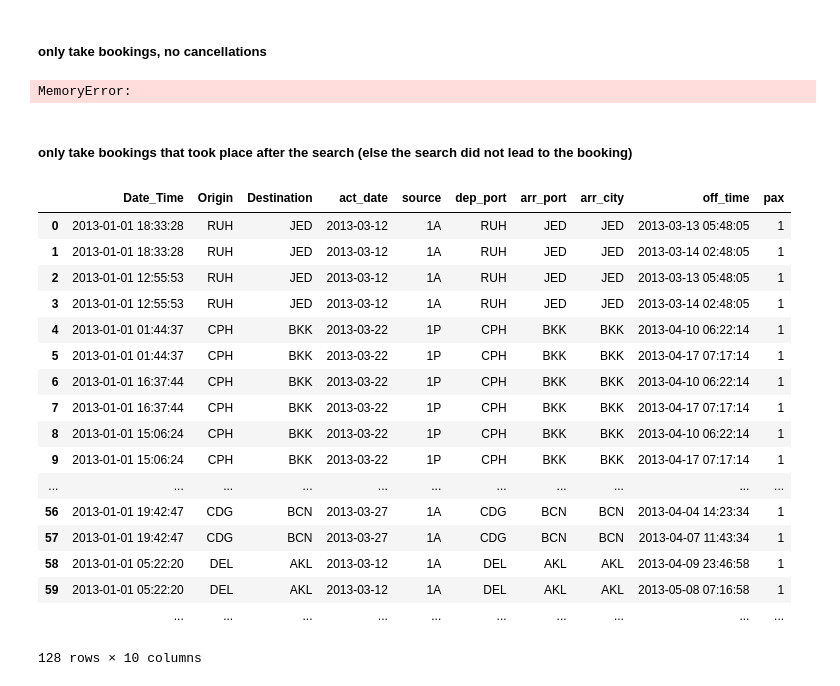
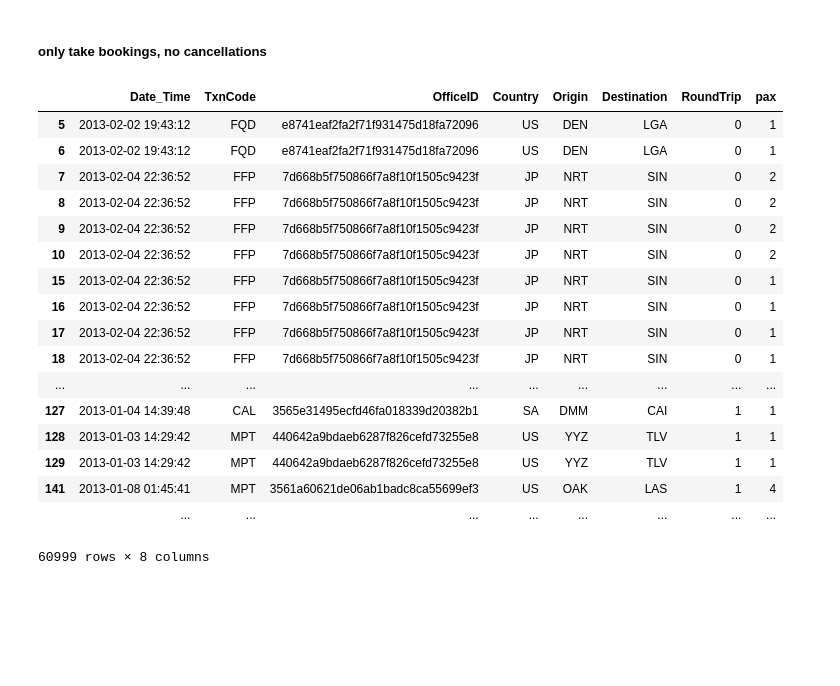
Before and after one commit to lorenzoritter/datachallenge, a Jupyter notebook: Code/AmadeusDataChallenge.ipynb, the cells around one changed output. Saved outputs shown, nothing was run; the diff lists cells and outputs as text; code cells hidden in the pictures; blank space fills up the shorter version.

Commit message:
non-HDFStores version working fine except merge operation (Memory Error)

```diff
--- a/Code/AmadeusDataChallenge.ipynb
+++ b/Code/AmadeusDataChallenge.ipynb
@@ -150,30 +150,28 @@ monthcount.plot()
 # %%
 positiveBookings = bookings[bookings['pax']>0]
 # %%
-bookedSearches = pd.merge(searches, positiveBookings, left_on=['Origin','Destination'], right_on=['dep_port','arr_port'])
+bookedSearches = pd.merge(searches.head(100000), positiveBookings.head(100000), left_on=['Origin','Destination'], right_on=['dep_port','arr_port'], left_index=True)
-# %% [output]
-MemoryError:
-# %% [markdown]
-##### only take bookings that took place after the search (else the search did not lead to the booking)
+# %%
+bookedSearches['index'] = bookedSearches.index
+bookedSearches.drop_duplicates(cols='index',inplace=True)
 # %%
-bookedSearches = bookedSearches[bookedSearches['act_date']>bookedSearches['Date_Time']]
-bookedSearches['Date_Time','TxnCode','OfficeID','Country','Origin','Country','Destination','pax']
+bookedSearches[['Date_Time','TxnCode','OfficeID','Country','Origin','Destination','RoundTrip','pax']].sort()
 # %% [output]
-|  | Date_Time | Origin | Destination | act_date | source | dep_port | arr_port | arr_city | off_time | pax |
-| 0 | 2013-01-01 18:33:28 | RUH | JED | 2013-03-12 | 1A | RUH | JED | JED | 2013-03-13 05:48:05 | 1 |
-| 1 | 2013-01-01 18:33:28 | RUH | JED | 2013-03-12 | 1A | RUH | JED | JED | 2013-03-14 02:48:05 | 1 |
-| 2 | 2013-01-01 12:55:53 | RUH | JED | 2013-03-12 | 1A | RUH | JED | JED | 2013-03-13 05:48:05 | 1 |
-| 3 | 2013-01-01 12:55:53 | RUH | JED | 2013-03-12 | 1A | RUH | JED | JED | 2013-03-14 02:48:05 | 1 |
-| 4 | 2013-01-01 01:44:37 | CPH | BKK | 2013-03-22 | 1P | CPH | BKK | BKK | 2013-04-10 06:22:14 | 1 |
-| 5 | 2013-01-01 01:44:37 | CPH | BKK | 2013-03-22 | 1P | CPH | BKK | BKK | 2013-04-17 07:17:14 | 1 |
-| 6 | 2013-01-01 16:37:44 | CPH | BKK | 2013-03-22 | 1P | CPH | BKK | BKK | 2013-04-10 06:22:14 | 1 |
-| 7 | 2013-01-01 16:37:44 | CPH | BKK | 2013-03-22 | 1P | CPH | BKK | BKK | 2013-04-17 07:17:14 | 1 |
-| 8 | 2013-01-01 15:06:24 | CPH | BKK | 2013-03-22 | 1P | CPH | BKK | BKK | 2013-04-10 06:22:14 | 1 |
-| 9 | 2013-01-01 15:06:24 | CPH | BKK | 2013-03-22 | 1P | CPH | BKK | BKK | 2013-04-17 07:17:14 | 1 |
-| ... | ... | ... | ... | ... | ... | ... | ... | ... | ... | ... |
-| 56 | 2013-01-01 19:42:47 | CDG | BCN | 2013-03-27 | 1A | CDG | BCN | BCN | 2013-04-04 14:23:34 | 1 |
-| 57 | 2013-01-01 19:42:47 | CDG | BCN | 2013-03-27 | 1A | CDG | BCN | BCN | 2013-04-07 11:43:34 | 1 |
-| 58 | 2013-01-01 05:22:20 | DEL | AKL | 2013-03-12 | 1A | DEL | AKL | AKL | 2013-04-09 23:46:58 | 1 |
-| 59 | 2013-01-01 05:22:20 | DEL | AKL | 2013-03-12 | 1A | DEL | AKL | AKL | 2013-05-08 07:16:58 | 1 |
-|  | ... | ... | ... | ... | ... | ... | ... | ... | ... | ... |
+|  | Date_Time | TxnCode | OfficeID | Country | Origin | Destination | RoundTrip | pax |
+| 5 | 2013-02-02 19:43:12 | FQD | e8741eaf2fa2f71f931475d18fa72096 | US | DEN | LGA | 0 | 1 |
+| 6 | 2013-02-02 19:43:12 | FQD | e8741eaf2fa2f71f931475d18fa72096 | US | DEN | LGA | 0 | 1 |
+| 7 | 2013-02-04 22:36:52 | FFP | 7d668b5f750866f7a8f10f1505c9423f | JP | NRT | SIN | 0 | 2 |
+| 8 | 2013-02-04 22:36:52 | FFP | 7d668b5f750866f7a8f10f1505c9423f | JP | NRT | SIN | 0 | 2 |
+| 9 | 2013-02-04 22:36:52 | FFP | 7d668b5f750866f7a8f10f1505c9423f | JP | NRT | SIN | 0 | 2 |
+| 10 | 2013-02-04 22:36:52 | FFP | 7d668b5f750866f7a8f10f1505c9423f | JP | NRT | SIN | 0 | 2 |
+| 15 | 2013-02-04 22:36:52 | FFP | 7d668b5f750866f7a8f10f1505c9423f | JP | NRT | SIN | 0 | 1 |
+| 16 | 2013-02-04 22:36:52 | FFP | 7d668b5f750866f7a8f10f1505c9423f | JP | NRT | SIN | 0 | 1 |
+| 17 | 2013-02-04 22:36:52 | FFP | 7d668b5f750866f7a8f10f1505c9423f | JP | NRT | SIN | 0 | 1 |
+| 18 | 2013-02-04 22:36:52 | FFP | 7d668b5f750866f7a8f10f1505c9423f | JP | NRT | SIN | 0 | 1 |
+| ... | ... | ... | ... | ... | ... | ... | ... | ... |
+| 127 | 2013-01-04 14:39:48 | CAL | 3565e31495ecfd46fa018339d20382b1 | SA | DMM | CAI | 1 | 1 |
+| 128 | 2013-01-03 14:29:42 | MPT | 440642a9bdaeb6287f826cefd73255e8 | US | YYZ | TLV | 1 | 1 |
+| 129 | 2013-01-03 14:29:42 | MPT | 440642a9bdaeb6287f826cefd73255e8 | US | YYZ | TLV | 1 | 1 |
+| 141 | 2013-01-08 01:45:41 | MPT | 3561a60621de06ab1badc8ca55699ef3 | US | OAK | LAS | 1 | 4 |
+|  | ... | ... | ... | ... | ... | ... | ... | ... |
-128 rows × 10 columns
+60999 rows × 8 columns
```
Also changed, not shown: parts of 11 cells of this notebook.
